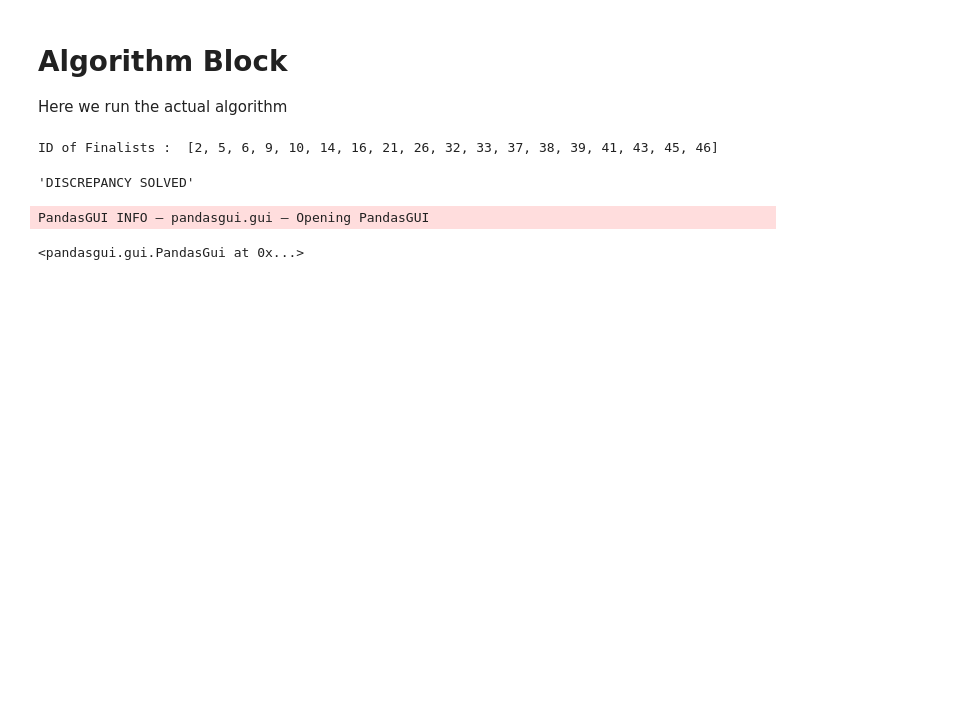
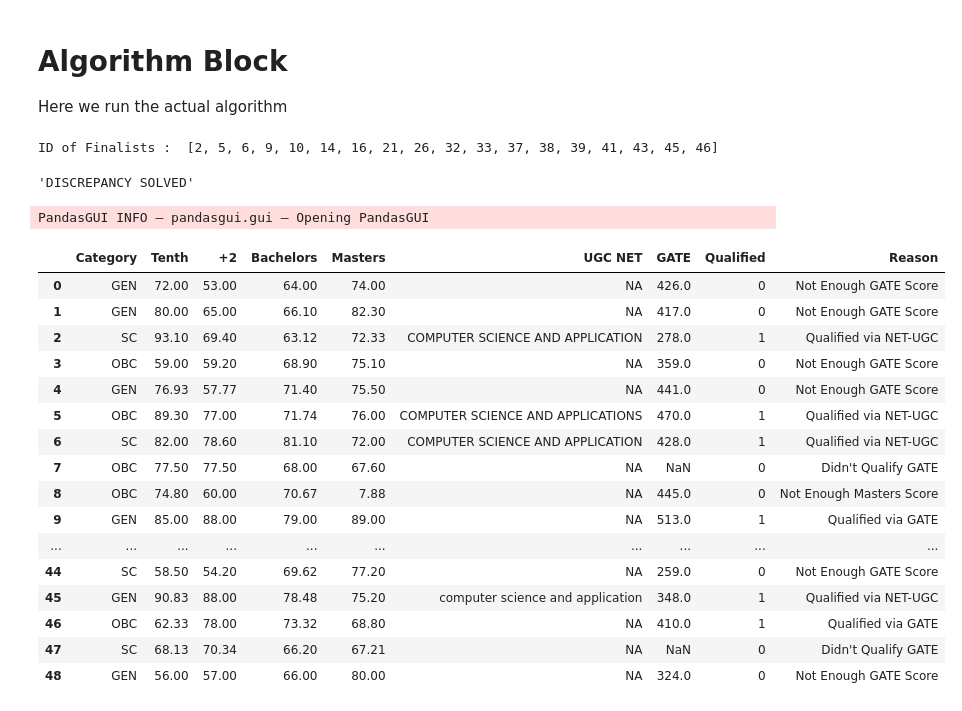
Before and after one commit to Kaushikdey647/doctorate-selection-iitbbs, a Jupyter notebook: py_side_chick/jupyter.ipynb, the cells around one changed output. Saved outputs shown, nothing was run; the diff lists cells and outputs as text; code cells hidden in the pictures; blank space fills up the shorter version.

```diff
--- a/py_side_chick/jupyter.ipynb
+++ b/py_side_chick/jupyter.ipynb
@@ -296,28 +296,45 @@ This notebooks shows them all as qualified via gate
 # %%
 OutputDf = pd.concat([
     student_data["bio"]["Category"],
     student_data["tenth"].rename({"Percentage":"Tenth"},axis=1),
     student_data["plustwo"].rename({"Percentage":"Plustwo"},axis=1),
     student_data["bachelors"].rename({"Percentage":"Bachelors"},axis=1),
     student_data["masters"].rename({"Percentage":"Masters"},axis=1),
 ],axis=0)
 
 OutputDf = pd.DataFrame(
     {
         "Category" : student_data["bio"]["Category"],
         "Tenth" : student_data["tenth"]["Percentage"],
         "+2" : student_data["plustwo"]["Percentage"],
         "Bachelors" : student_data["bachelors"]["Percentage"],
         "Masters" : student_data["masters"]["Percentage"],
         "UGC NET" : student_data["net"]["Discipline"],
         "GATE" : student_data["gate"]["Score"],
         "Qualified": reason["Qualified"],
         "Reason": reason["ReasonDesc"]
     }
 )
 
 OutputDf.to_csv(r'output.csv')
 pdgui.show(OutputDf)
+OutputDf
 # %% [output]
 PandasGUI INFO — pandasgui.gui — Opening PandasGUI
-<pandasgui.gui.PandasGui at 0x...>
+|  | Category | Tenth | +2 | Bachelors | Masters | UGC NET | GATE | Qualified | Reason |
+| 0 | GEN | 72.00 | 53.00 | 64.00 | 74.00 | NA | 426.0 | 0 | Not Enough GATE Score |
+| 1 | GEN | 80.00 | 65.00 | 66.10 | 82.30 | NA | 417.0 | 0 | Not Enough GATE Score |
+| 2 | SC | 93.10 | 69.40 | 63.12 | 72.33 | COMPUTER SCIENCE AND APPLICATION | 278.0 | 1 | Qualified via NET-UGC |
+| 3 | OBC | 59.00 | 59.20 | 68.90 | 75.10 | NA | 359.0 | 0 | Not Enough GATE Score |
+| 4 | GEN | 76.93 | 57.77 | 71.40 | 75.50 | NA | 441.0 | 0 | Not Enough GATE Score |
+| 5 | OBC | 89.30 | 77.00 | 71.74 | 76.00 | COMPUTER SCIENCE AND APPLICATIONS | 470.0 | 1 | Qualified via NET-UGC |
+| 6 | SC | 82.00 | 78.60 | 81.10 | 72.00 | COMPUTER SCIENCE AND APPLICATION | 428.0 | 1 | Qualified via NET-UGC |
+| 7 | OBC | 77.50 | 77.50 | 68.00 | 67.60 | NA | NaN | 0 | Didn't Qualify GATE |
+| 8 | OBC | 74.80 | 60.00 | 70.67 | 7.88 | NA | 445.0 | 0 | Not Enough Masters Score |
+| 9 | GEN | 85.00 | 88.00 | 79.00 | 89.00 | NA | 513.0 | 1 | Qualified via GATE |
+| ... | ... | ... | ... | ... | ... | ... | ... | ... | ... |
+| 44 | SC | 58.50 | 54.20 | 69.62 | 77.20 | NA | 259.0 | 0 | Not Enough GATE Score |
+| 45 | GEN | 90.83 | 88.00 | 78.48 | 75.20 | computer science and application | 348.0 | 1 | Qualified via NET-UGC |
+| 46 | OBC | 62.33 | 78.00 | 73.32 | 68.80 | NA | 410.0 | 1 | Qualified via GATE |
+| 47 | SC | 68.13 | 70.34 | 66.20 | 67.21 | NA | NaN | 0 | Didn't Qualify GATE |
+| 48 | GEN | 56.00 | 57.00 | 66.00 | 80.00 | NA | 324.0 | 0 | Not Enough GATE Score |
```
